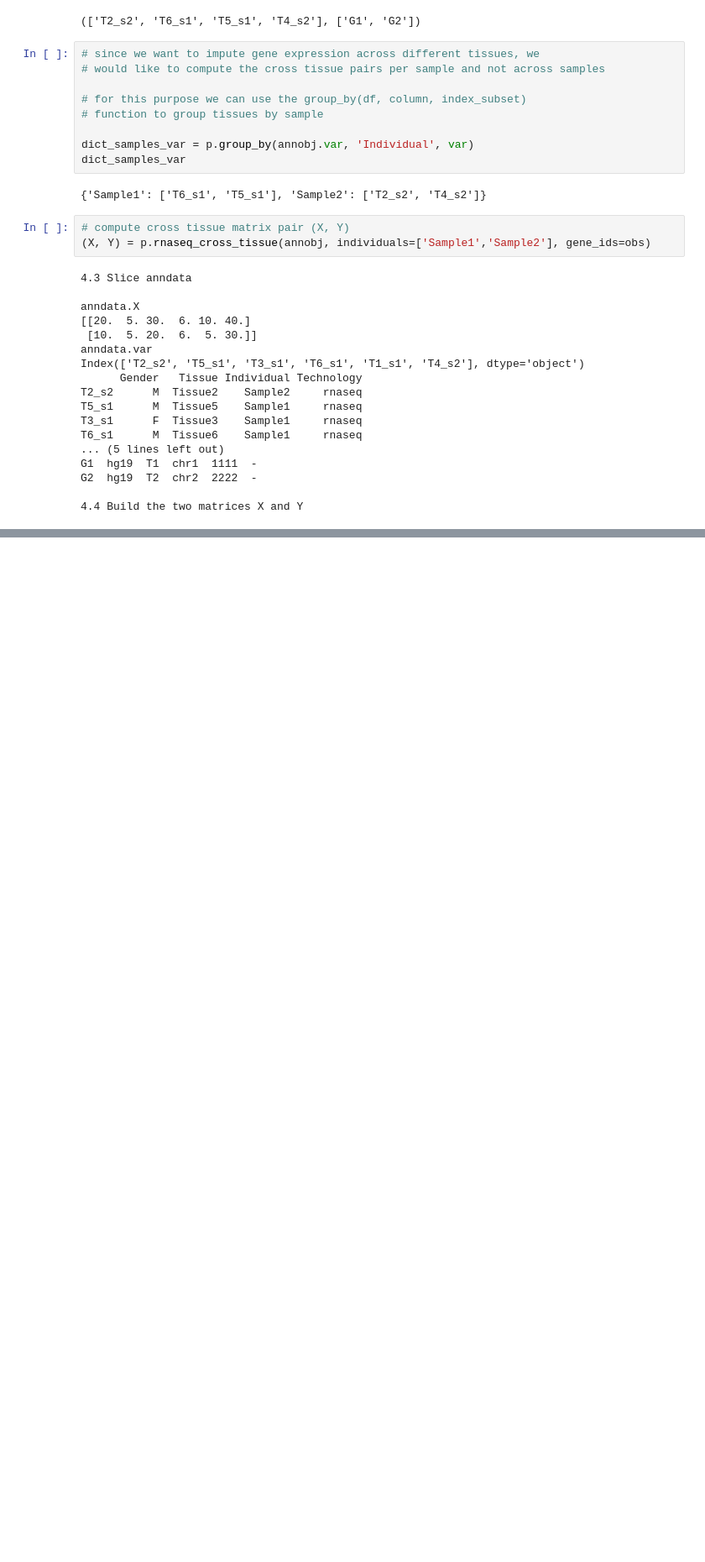
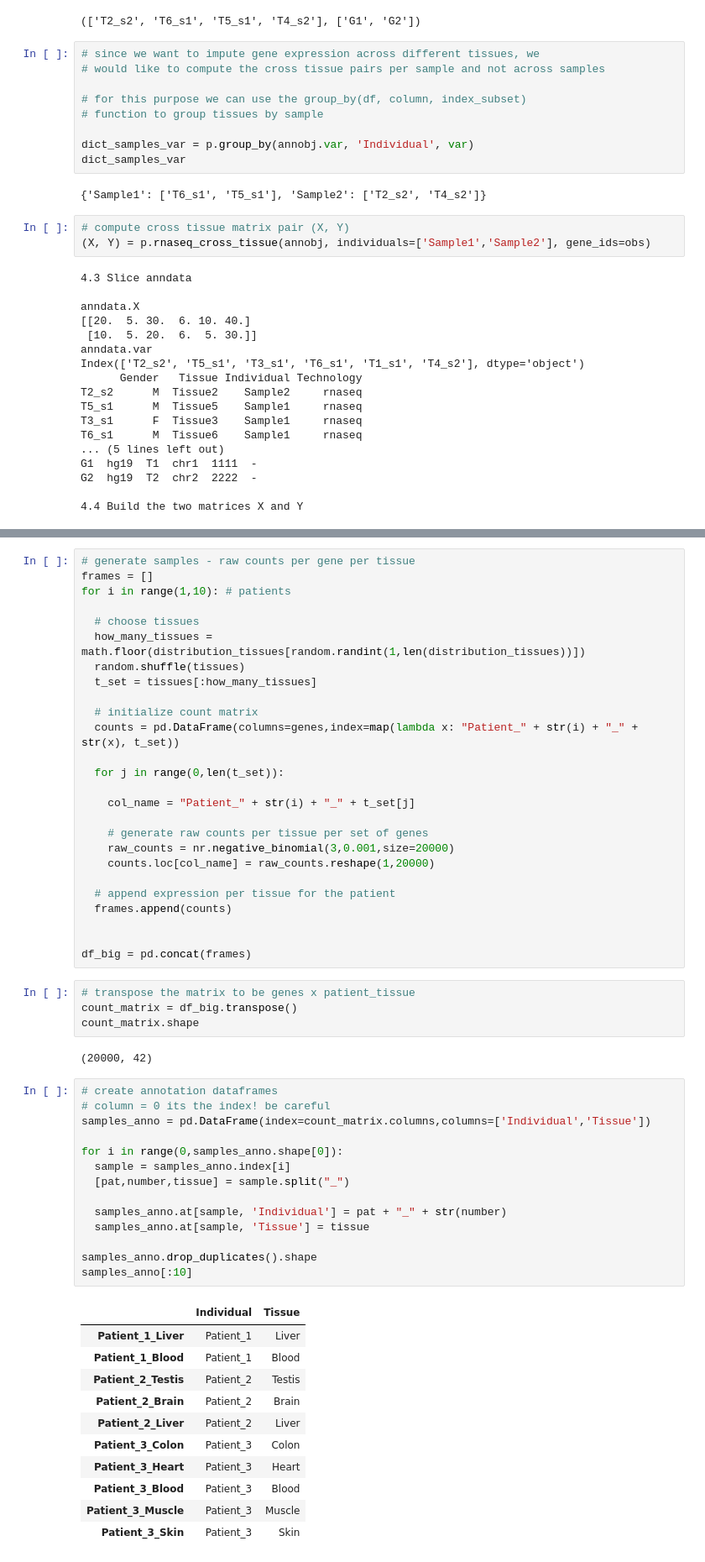
Before and after one commit to gagneurlab/rep, a Jupyter notebook: notebooks/preprocessing/preprocessing.ipynb, the cells around one changed output, grey strips where cells are left out. Shown: that part at 84% size. Cells and saved outputs as stored; diff of their text form; blank space fills up the shorter version.

```diff
--- a/notebooks/preprocessing/preprocessing.ipynb
+++ b/notebooks/preprocessing/preprocessing.ipynb
@@ -186,0 +263,58 @@ Y
+# %%
+# generate samples - raw counts per gene per tissue
+frames = []
+for i in range(1,10): # patients
+
+  # choose tissues
+  how_many_tissues = math.floor(distribution_tissues[random.randint(1,len(distribution_tissues))])
+  random.shuffle(tissues)
+  t_set = tissues[:how_many_tissues]
+
+  # initialize count matrix
+  counts = pd.DataFrame(columns=genes,index=map(lambda x: "Patient_" + str(i) + "_" + str(x), t_set))
+
+  for j in range(0,len(t_set)):
+
+    col_name = "Patient_" + str(i) + "_" + t_set[j]
+
+    # generate raw counts per tissue per set of genes
+    raw_counts = nr.negative_binomial(3,0.001,size=20000)
+    counts.loc[col_name] = raw_counts.reshape(1,20000)
+
+  # append expression per tissue for the patient
+  frames.append(counts)
+
+
+df_big = pd.concat(frames)
+# %%
+# transpose the matrix to be genes x patient_tissue
+count_matrix = df_big.transpose()
+count_matrix.shape
+# %% [output]
+(20000, 42)
+# %%
+# create annotation dataframes
+# column = 0 its the index! be careful
+samples_anno = pd.DataFrame(index=count_matrix.columns,columns=['Individual','Tissue'])
+
+for i in range(0,samples_anno.shape[0]):
+  sample = samples_anno.index[i]
+  [pat,number,tissue] = sample.split("_")
+
+  samples_anno.at[sample, 'Individual'] = pat + "_" + str(number)
+  samples_anno.at[sample, 'Tissue'] = tissue
+
+samples_anno.drop_duplicates().shape
+samples_anno[:10]
+# %% [output]
+|  | Individual | Tissue |
+| Patient_1_Liver | Patient_1 | Liver |
+| Patient_1_Blood | Patient_1 | Blood |
+| Patient_2_Testis | Patient_2 | Testis |
+| Patient_2_Brain | Patient_2 | Brain |
+| Patient_2_Liver | Patient_2 | Liver |
+| Patient_3_Colon | Patient_3 | Colon |
+| Patient_3_Heart | Patient_3 | Heart |
+| Patient_3_Blood | Patient_3 | Blood |
+| Patient_3_Muscle | Patient_3 | Muscle |
+| Patient_3_Skin | Patient_3 | Skin |
```
Also changed, not shown: parts of 18 cells of this notebook, 1 other file.
